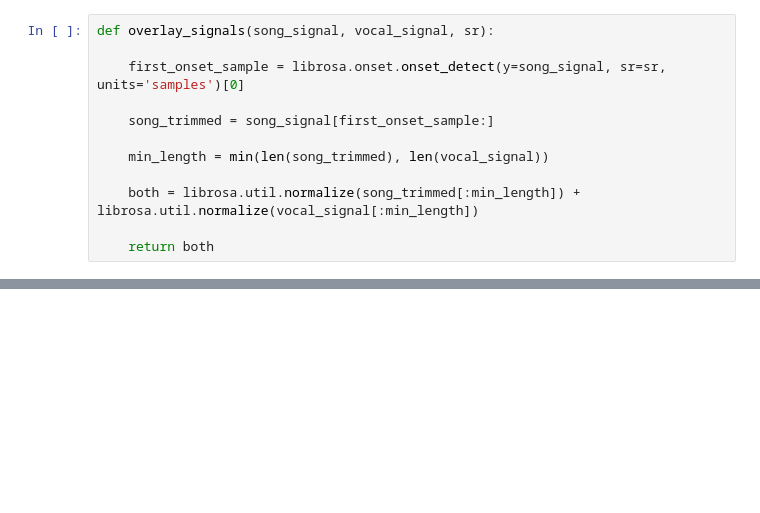
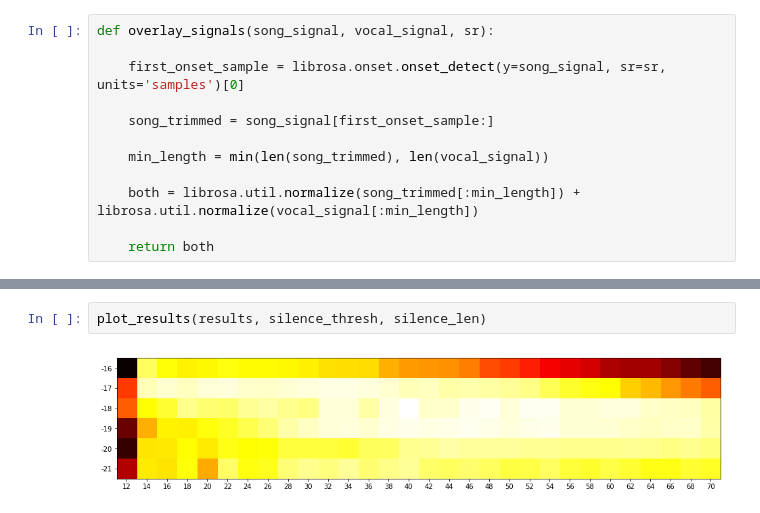
Before and after one commit to pcatattacks/vocalize, a Jupyter notebook: main.ipynb, the cells around one changed output, grey strips where cells are left out. Drawn from its saved outputs; the diff is of its cells as text; blank space fills up the shorter version.

```diff
--- a/main.ipynb
+++ b/main.ipynb
@@ -193,0 +332,4 @@ plot_and_play(y, sr)
+# %%
+plot_results(results, silence_thresh, silence_len)
+# %% [output]
+[figure, added]
```
Also changed, not shown: parts of 15 cells of this notebook, 11 other files.
